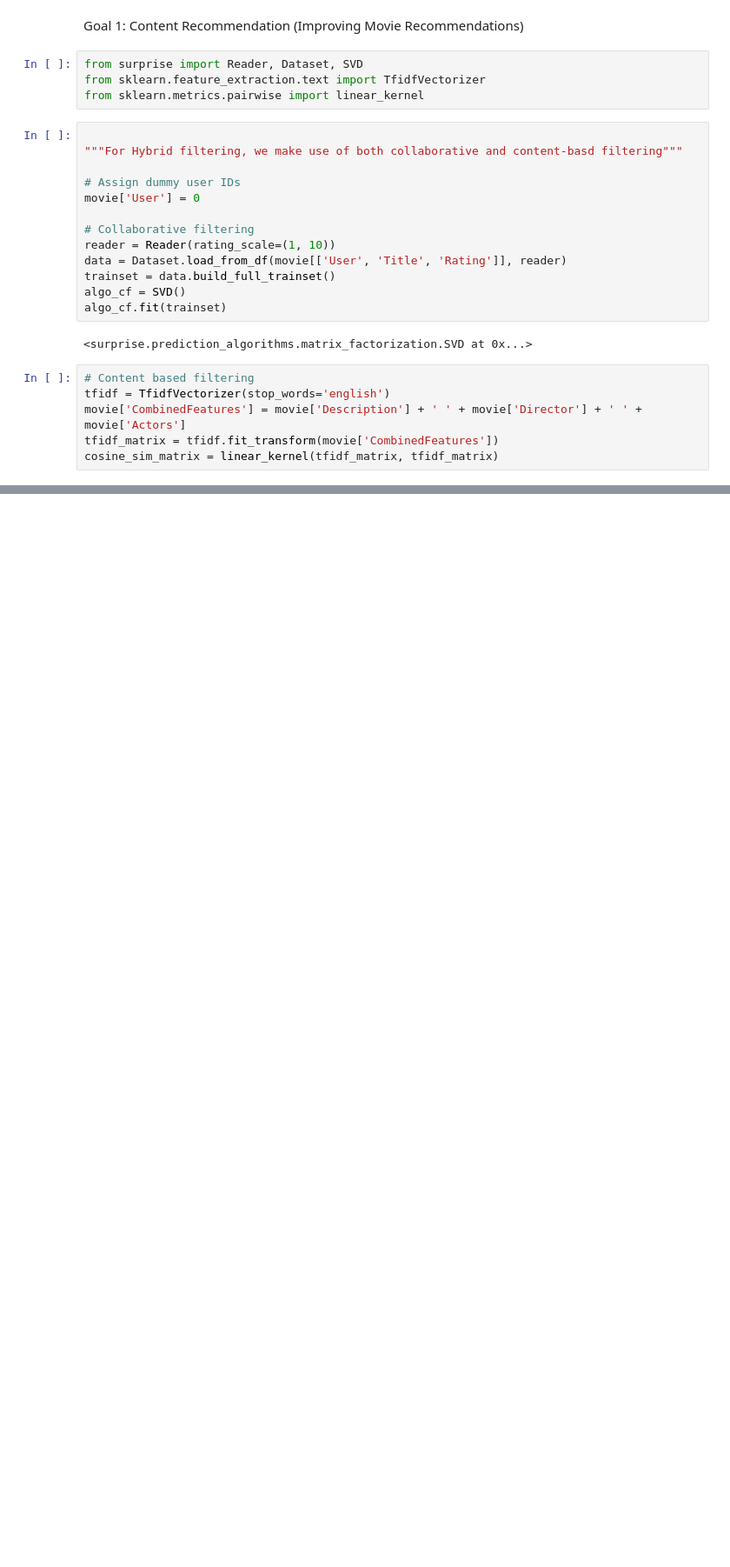
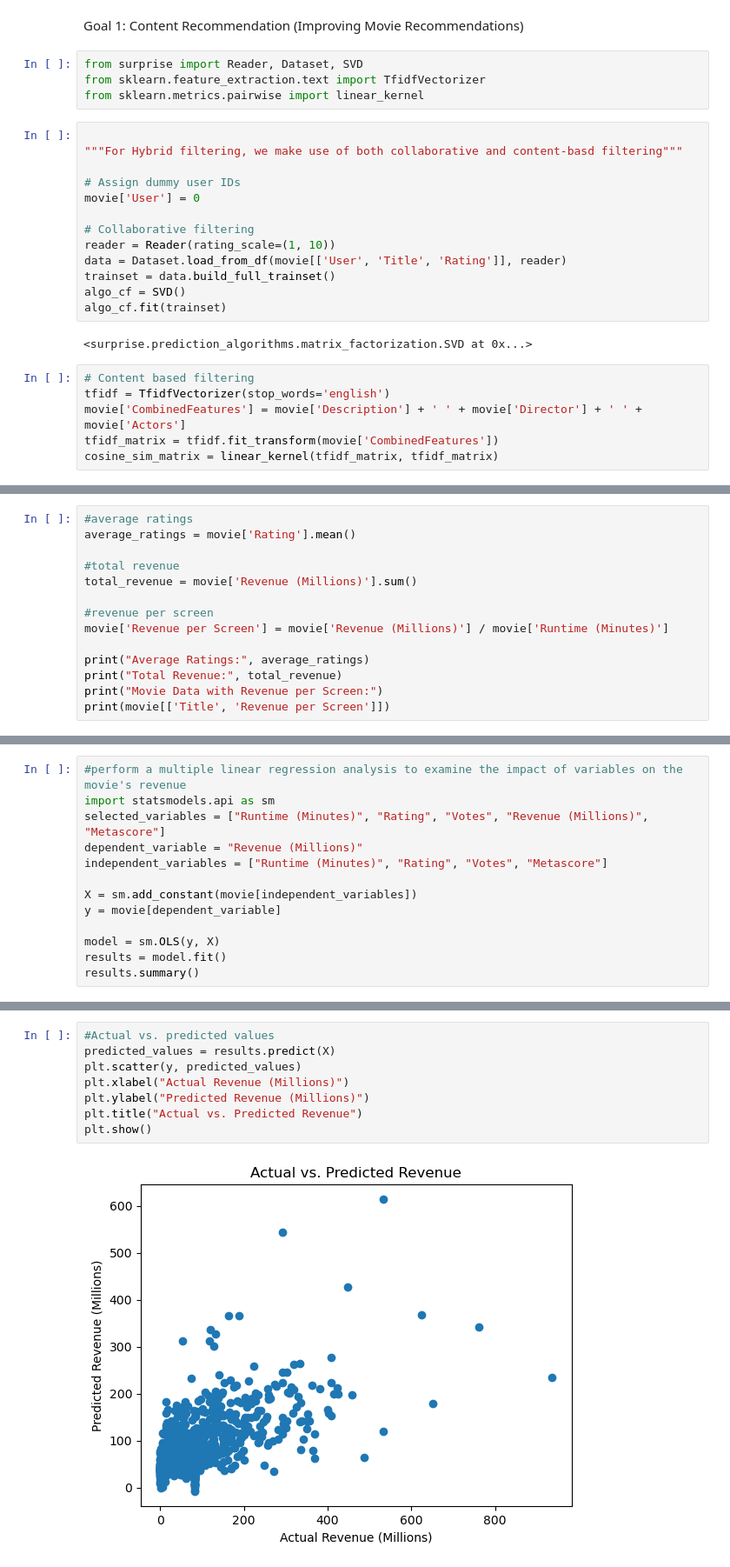
Before and after one commit to juvitus-soh/IMDb-Analysis, a Jupyter notebook: IMDb.ipynb, the cells around one changed output, grey strips where cells are left out. Shown: that part at 87% size. Drawn from its saved outputs; the diff is of its cells as text; blank space fills up the shorter version.

```diff
--- a/IMDb.ipynb
+++ b/IMDb.ipynb
@@ -256,0 +261,14 @@ Best Score: 0.9450314320070902
+# %%
+#average ratings
+average_ratings = movie['Rating'].mean()
+
+#total revenue
+total_revenue = movie['Revenue (Millions)'].sum()
+
+#revenue per screen
+movie['Revenue per Screen'] = movie['Revenue (Millions)'] / movie['Runtime (Minutes)']
+
+print("Average Ratings:", average_ratings)
+print("Total Revenue:", total_revenue)
+print("Movie Data with Revenue per Screen:")
+print(movie[['Title', 'Revenue per Screen']])
@@ -256,0 +293,13 @@ Best Score: 0.9450314320070902
+# %%
+#perform a multiple linear regression analysis to examine the impact of variables on the movie's revenue
+import statsmodels.api as sm
+selected_variables = ["Runtime (Minutes)", "Rating", "Votes", "Revenue (Millions)", "Metascore"]
+dependent_variable = "Revenue (Millions)"
+independent_variables = ["Runtime (Minutes)", "Rating", "Votes", "Metascore"]
+
+X = sm.add_constant(movie[independent_variables])
+y = movie[dependent_variable]
+
+model = sm.OLS(y, X)
+results = model.fit()
+results.summary()
@@ -256,0 +331,10 @@ Best Score: 0.9450314320070902
+# %%
+#Actual vs. predicted values
+predicted_values = results.predict(X)
+plt.scatter(y, predicted_values)
+plt.xlabel("Actual Revenue (Millions)")
+plt.ylabel("Predicted Revenue (Millions)")
+plt.title("Actual vs. Predicted Revenue")
+plt.show()
+# %% [output]
+[figure, added]
```
Also changed, not shown: parts of 6 cells of this notebook.
